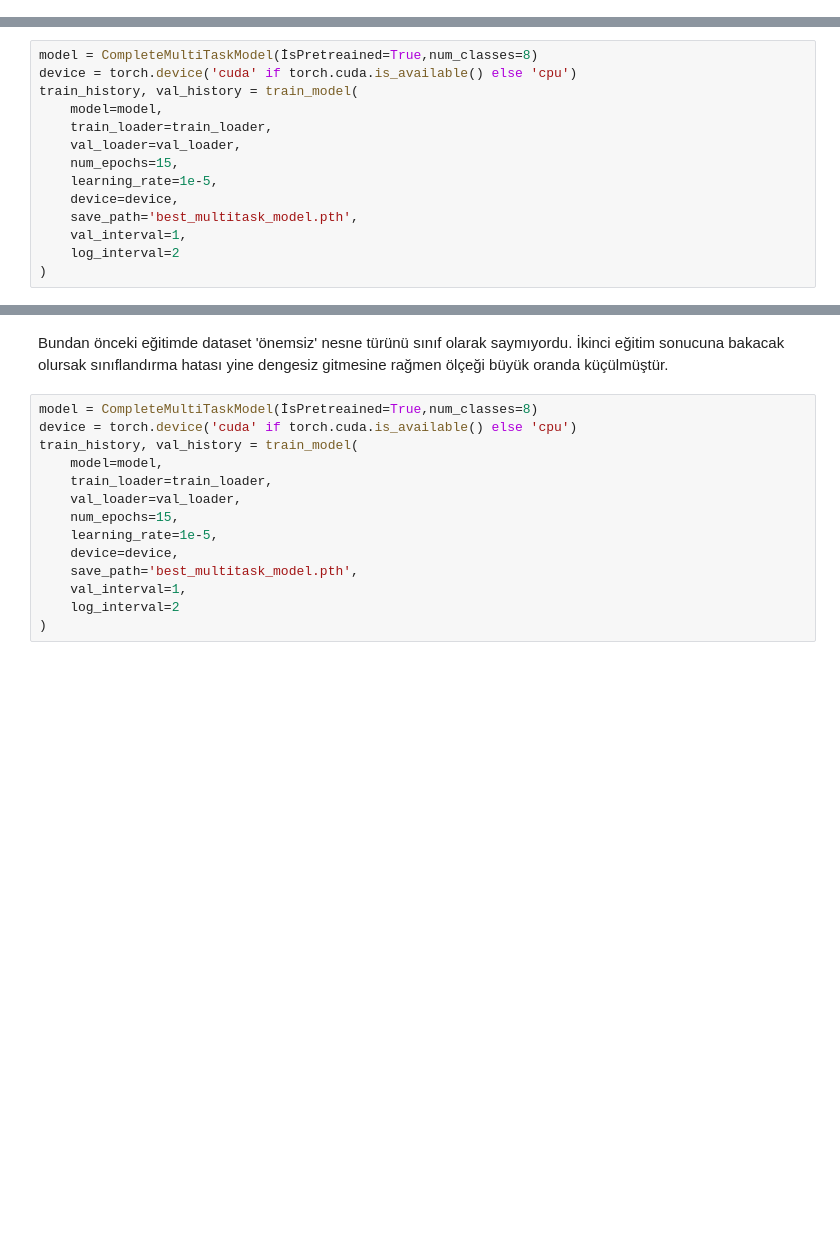
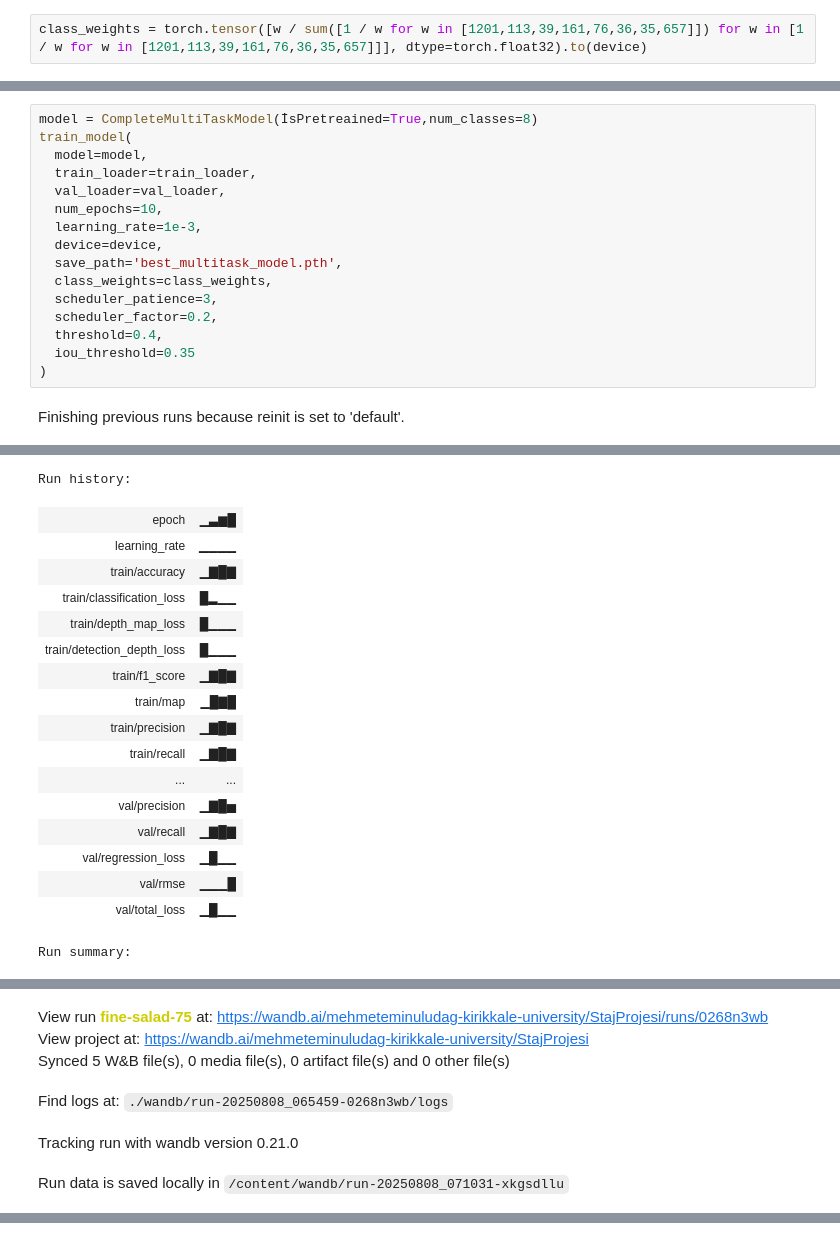
Before and after one commit to mehmeteminuludag/RealTime3DObjectDetection, a Jupyter notebook: 3DObjectDetection.ipynb, the cells around one changed output, grey strips where cells are left out. Saved outputs shown, nothing was run; the diff lists cells and outputs as text; blank space fills up the shorter version.

```diff
--- a/3DObjectDetection.ipynb
+++ b/3DObjectDetection.ipynb
@@ -1087,0 +1534,2 @@ def train_model(model, train_loader, val_loader, num_epochs=100,
+# %%
+class_weights = torch.tensor([w / sum([1 / w for w in [1201,113,39,161,76,36,35,657]]) for w in [1 / w for w in [1201,113,39,161,76,36,35,657]]], dtype=torch.float32).to(device)
@@ -1088,14 +1604,18 @@ def train_model(model, train_loader, val_loader, num_epochs=100,
 # %%
 model = CompleteMultiTaskModel(İsPretreained=True,num_classes=8)
-device = torch.device('cuda' if torch.cuda.is_available() else 'cpu')
-train_history, val_history = train_model(
-    model=model,
-    train_loader=train_loader,
-    val_loader=val_loader,
-    num_epochs=15,
-    learning_rate=1e-5,
-    device=device,
-    save_path='best_multitask_model.pth',
-    val_interval=1,
-    log_interval=2
+train_model(
+  model=model,
+  train_loader=train_loader,
+  val_loader=val_loader,
+  num_epochs=10,
+  learning_rate=1e-3,
+  device=device,
+  save_path='best_multitask_model.pth',
+  class_weights=class_weights,
+  scheduler_patience=3,
+  scheduler_factor=0.2,
+  threshold=0.4,
+  iou_threshold=0.35
 )
+# %% [output]
+Finishing previous runs because reinit is set to 'default'.
@@ -1101,0 +1623,18 @@ train_history, val_history = train_model(
+Run history:
+| epoch | ▁▃▆█ |
+| learning_rate | ▁▁▁▁ |
+| train/accuracy | ▁▇█▇ |
+| train/classification_loss | █▂▁▁ |
+| train/depth_map_loss | █▁▁▁ |
+| train/detection_depth_loss | █▁▁▁ |
+| train/f1_score | ▁▇█▇ |
+| train/map | ▁█▇█ |
+| train/precision | ▁▇█▇ |
+| train/recall | ▁▇█▇ |
+| ... | ... |
+| val/precision | ▁▇█▅ |
+| val/recall | ▁▇█▇ |
+| val/regression_loss | ▁█▁▁ |
+| val/rmse | ▁▁▁█ |
+| val/total_loss | ▁█▁▁ |
+Run summary:
@@ -1101,0 +1657,6 @@ train_history, val_history = train_model(
+View run fine-salad-75 at: https://wandb.ai/mehmeteminuludag-kirikkale-university/StajProjesi/runs/0268n3wb
+View project at: https://wandb.ai/mehmeteminuludag-kirikkale-university/StajProjesi
+Synced 5 W&B file(s), 0 media file(s), 0 artifact file(s) and 0 other file(s)
+Find logs at: ./wandb/run-20250808_065459-0268n3wb/logs
+Tracking run with wandb version 0.21.0
+Run data is saved locally in /content/wandb/run-20250808_071031-xkgsdllu
@@ -1102,17 +1665,0 @@ train_history, val_history = train_model(
-# %% [markdown]
-Bundan önceki eğitimde dataset 'önemsiz' nesne türünü sınıf olarak saymıyordu.
-İkinci eğitim sonucuna bakacak olursak sınıflandırma hatası yine dengesiz gitmesine rağmen ölçeği büyük oranda küçülmüştür.
-# %%
-model = CompleteMultiTaskModel(İsPretreained=True,num_classes=8)
-device = torch.device('cuda' if torch.cuda.is_available() else 'cpu')
-train_history, val_history = train_model(
-    model=model,
-    train_loader=train_loader,
-    val_loader=val_loader,
-    num_epochs=15,
-    learning_rate=1e-5,
-    device=device,
-    save_path='best_multitask_model.pth',
-    val_interval=1,
-    log_interval=2
-)
```
Also changed, not shown: parts of 15 cells of this notebook.
